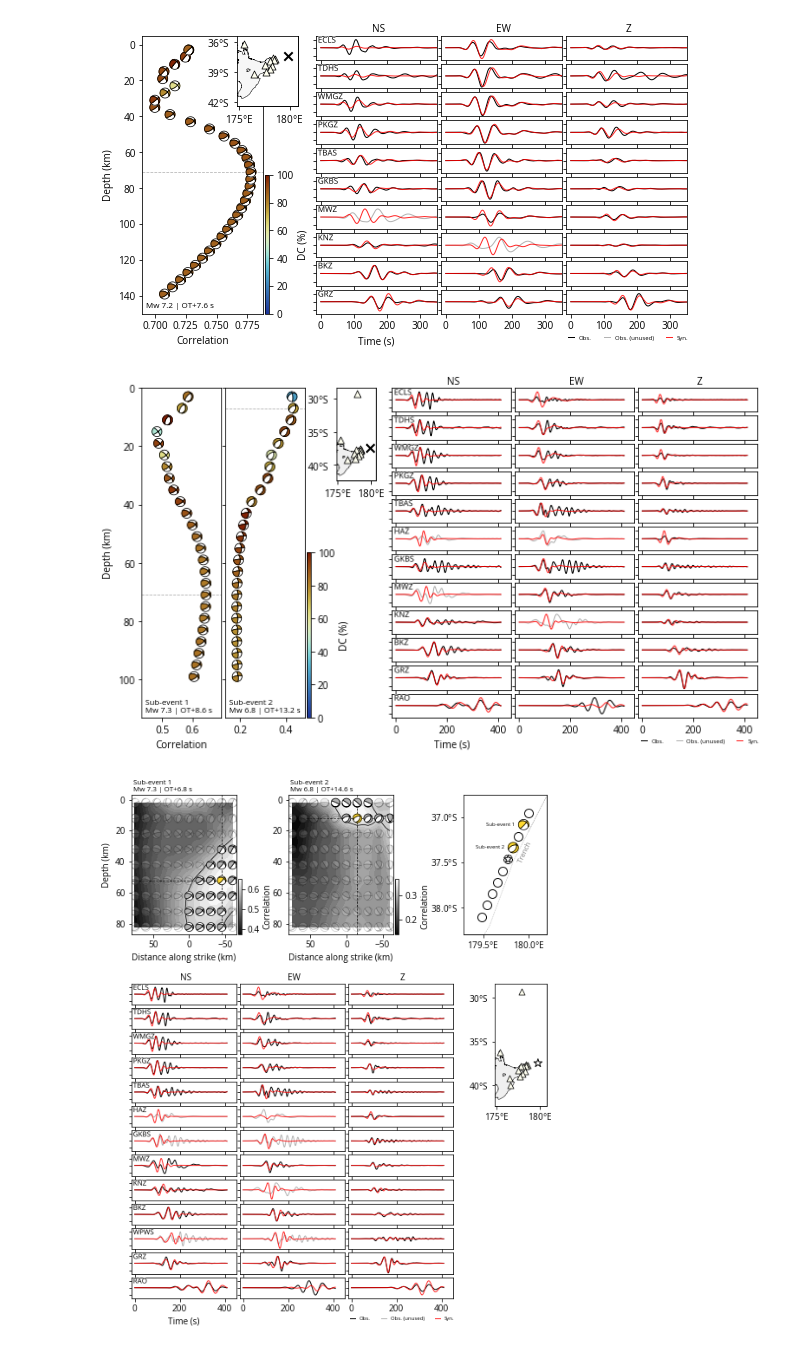
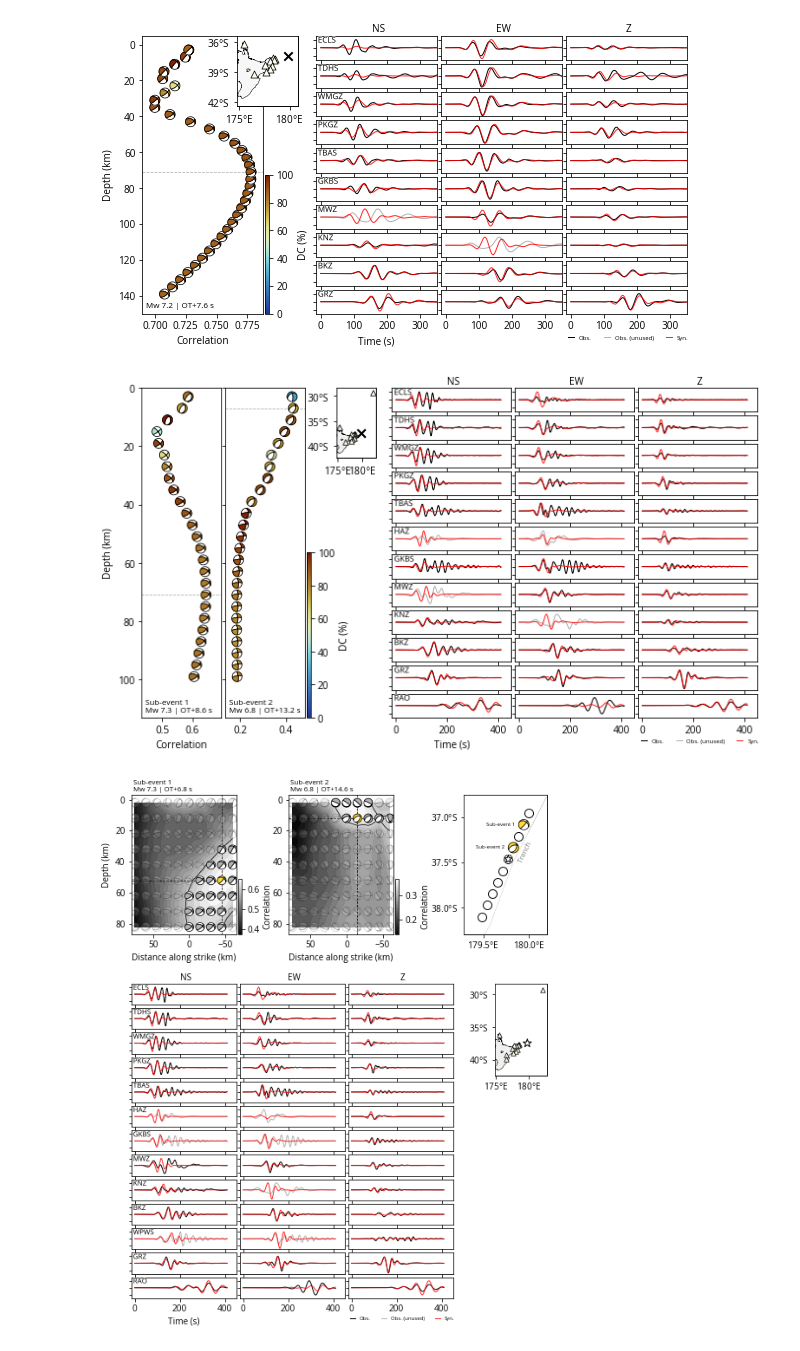
Before and after one commit to rokuwaki/2021EastCapeNZ, a Jupyter notebook: scripts/figure.ipynb, the cells around one changed output. Saved outputs shown, nothing was run; the diff lists cells and outputs as text; code cells hidden in the pictures.

```diff
--- a/scripts/figure.ipynb
+++ b/scripts/figure.ipynb
@@ -118,10 +118,10 @@ figuremods.rcmtLF('../fig/rcmtLF.png')
 # %% [output]
 [figure]
 # %%
-figuremods.rcmtHF('../fig/rcmtHF.png')
+figuremods.rcmtHF('../fig/rcmtHFR1.png')
 # %% [output]
-[figure, old version]
+[figure, new version]
 # %%
-figuremods.rcmtHF2D('../fig/rcmtHF2D.png')
+figuremods.rcmtHF2D('../fig/rcmtHF2DR1.png')
 # %% [output]
-[figure, old version]
+[figure, new version]
```
Also changed, not shown: parts of 1 cell of this notebook, 1 other file.
